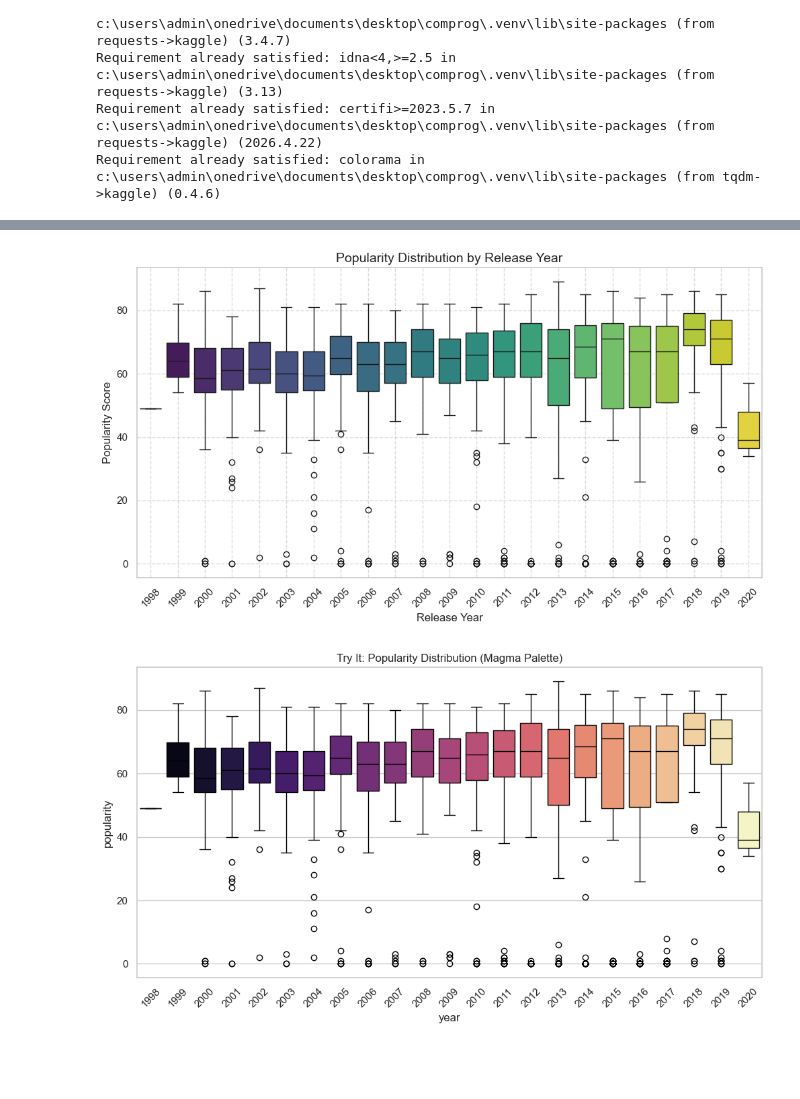
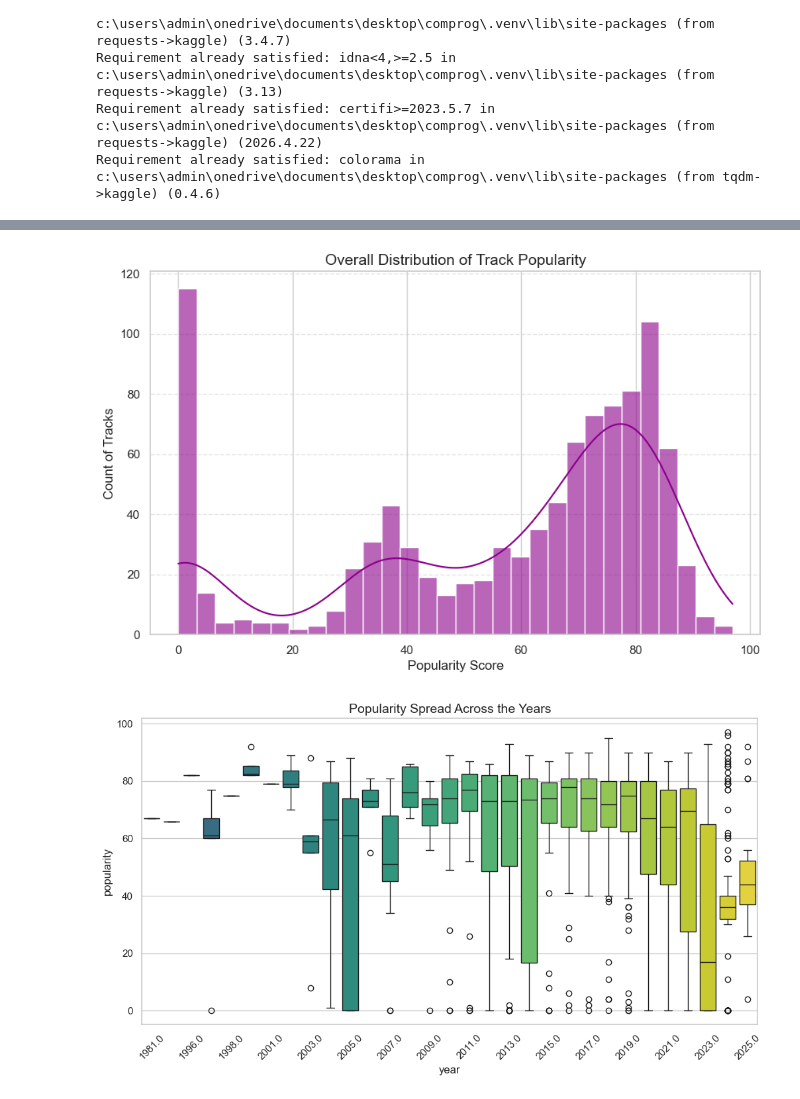
Before and after one commit to corderoaisy5-pixel/Lab7_DataVisualization_Cordero, a Jupyter notebook: Lab7_DataVisualization.ipynb, the cells around one changed output, grey strips where cells are left out. Saved outputs shown, nothing was run; the diff lists cells and outputs as text; code cells hidden in the pictures; blank space fills up the shorter version.

```diff
--- a/Lab7_DataVisualization.ipynb
+++ b/Lab7_DataVisualization.ipynb
@@ -33,8 +33,8 @@ import os
 # Set visual style for Seaborn
 sns.set_theme(style="whitegrid")
 
-# Use the name 'songs_normalize.csv' since that's what showed up in your folder
-dataset_path = "songs_normalize.csv"
+# Use the name 'spotify_top_1000_tracks.csv' since that's what showed up in your folder
+dataset_path = "spotify_top_1000_tracks.csv"
 df = pd.read_csv(dataset_path)
 
 print("✅ Dataset loaded successfully!")
@@ -87,0 +95,15 @@ df[['song', 'artist', 'year']].head()
+# %%
+# Look for any column name that contains 'duration'
+duration_col = [c for c in df.columns if 'duration' in c.lower()]
+
+if duration_col:
+    col_name = duration_col[0]
+    # Check if the numbers are huge (ms) or small (seconds)
+    if df[col_name].max() > 1000:
+        df['duration_min'] = df[col_name] / 60000
+    else:
+        df['duration_min'] = df[col_name] / 60
+    print(f"✅ Success! Used column '{col_name}' to create 'duration_min'.")
+else:
+    print("❌ Could not find any duration column in this specific dataset.")
+    print("Available columns are:", df.columns.tolist())
@@ -131,27 +152,41 @@ plt.show()
 # %%
 import matplotlib.pyplot as plt
 import seaborn as sns
+import pandas as pd
 
-# First Plot: Viridis
-plt.figure(figsize=(12, 6))
-# Adding hue='year' and legend=False satisfies the new Seaborn requirements
-sns.boxplot(x='year', y='popularity', data=df, palette='viridis', hue='year', legend=False)
-plt.title('Popularity Distribution by Release Year', fontsize=14)
-plt.xlabel('Release Year')
-plt.ylabel('Popularity Score')
-plt.xticks(rotation=45)
-plt.grid(True, linestyle='--', alpha=0.7)
+# 1. Ensure year column is created from release_date
+df['release_date'] = pd.to_datetime(df['release_date'], errors='coerce')
+df['year'] = df['release_date'].dt.year
+df_cleaned = df[df['year'] > 1900].dropna(subset=['year']).copy()
+
+# --- Plot 1: Popularity Distribution ---
+plt.figure(figsize=(10, 6))
+# Using histplot with kde=True creates the smooth "wave" over the bars
+sns.histplot(df_cleaned['popularity'], bins=30, kde=True, color='darkmagenta', alpha=0.6)
+
+plt.title('Overall Distribution of Track Popularity', fontsize=14)
+plt.xlabel('Popularity Score')
+plt.ylabel('Count of Tracks')
+plt.grid(axis='y', linestyle='--', alpha=0.5)
 plt.show()
 
-# --- Try It Section ---
+# --- Plot 2: Boxplot (The one we fixed earlier) ---
 plt.figure(figsize=(12, 6))
-sns.boxplot(x='year', y='popularity', data=df, palette='magma', hue='year', legend=False)
-plt.title('Try It: Popularity Distribution (Magma Palette)')
+sns.boxplot(x='year', y='popularity', data=df_cleaned.sort_values('year'),
+            palette='viridis', hue='year', legend=False)
+
+# Keep that clean x-axis
+ax = plt.gca()
+for n, label in enumerate(ax.xaxis.get_ticklabels()):
+    if n % 2 != 0:
+        label.set_visible(False)
+
+plt.title('Popularity Spread Across the Years', fontsize=14)
 plt.xticks(rotation=45)
 plt.show()
 # %% [output]
-[figure, old version]
+[figure, new version]
-[figure, old version]
+[figure, new version]
 # %%
 import matplotlib.pyplot as plt
 import seaborn as sns
```
Also changed, not shown: parts of 11 cells of this notebook, 1 other file.
